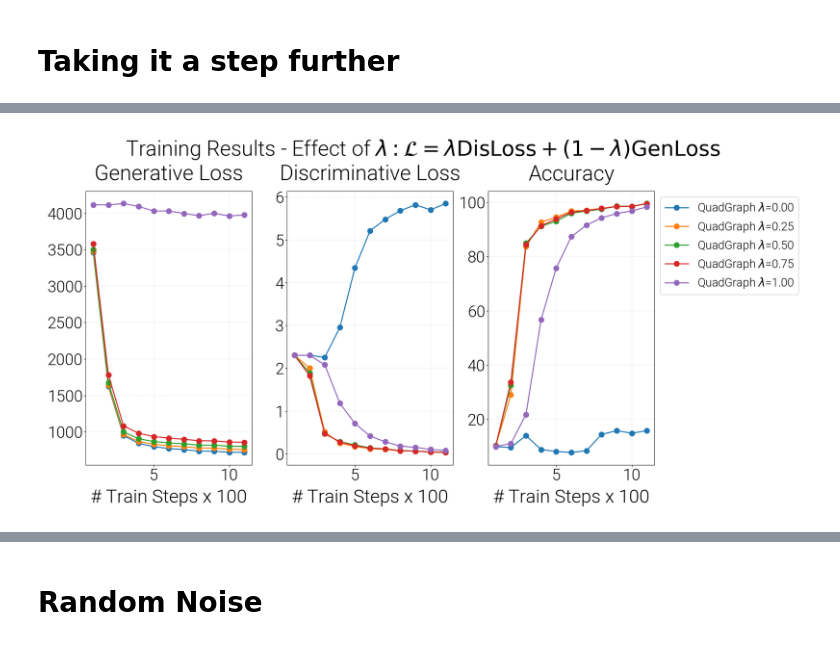
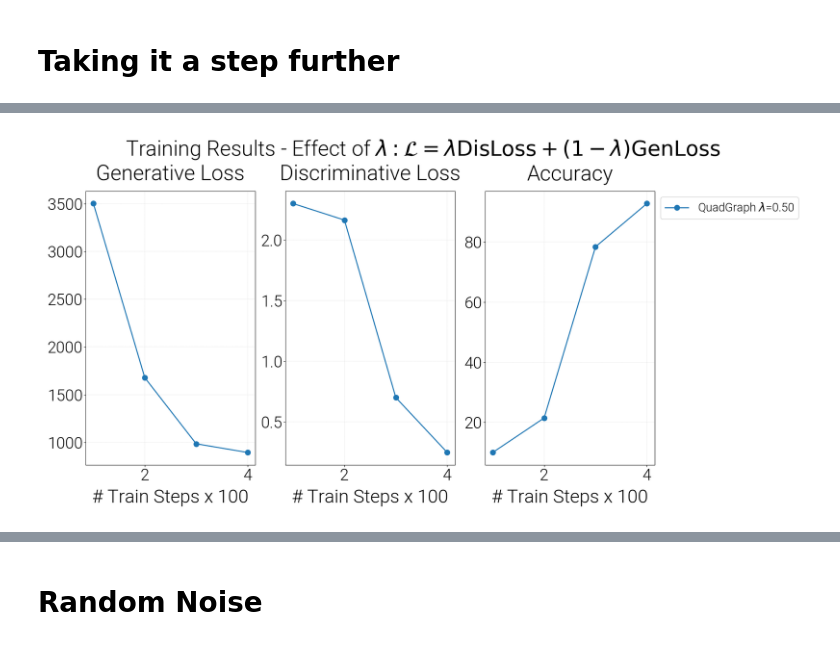
Before and after one commit to april-tools/cirkit, a Jupyter notebook: notebooks/generative-circuit.ipynb, the cells around one changed output, grey strips where cells are left out. Saved outputs shown, nothing was run; the diff lists cells and outputs as text; code cells hidden in the pictures.

```diff
--- a/notebooks/generative-circuit.ipynb
+++ b/notebooks/generative-circuit.ipynb
@@ -365,7 +365,7 @@ def train_model(circuit, interpolation=.5):
                                        scale_gen=1./NUM_PIXELS_IN_IMAGE,
                                        scale_dis=1.)
 
-    num_epochs = 5
+    num_epochs = 2
     step_idx = 0
     stats, step_stats = defaultdict(list), defaultdict(float)
 
@@ -419,7 +419,8 @@ def train_model(circuit, interpolation=.5):
 
 models, stats = dict(), dict()
 # Train models with different interpolation
-for lamda in [0., .25, .5, .75, 1.]:
+# for lamda in [0., .25, .5, .75, 1.]:
+for lamda in [.5]:
     model_name = 'RandomBinaryTree $\\lambda=$%.2f' % lamda
     rg = RandomBinaryTree(NUM_PIXELS_IN_IMAGE, depth=None, num_repetitions=3)
     circuit = build_class_conditional_circuit(NUM_CLASSES, rg, 'cp')
@@ -531,7 +515,8 @@ df
 # uncertainty quantification
 models, stats = dict(), dict()
 # Train models with different interpolation
-for lamda in [0., .25, .5, .75, 1.]:
+# for lamda in [0., .25, .5, .75, 1.]:
+for lamda in [.5]:
     model_name = 'QuadGraph $\\lambda$=%.2f' % lamda
     rg = QuadGraph(IMAGE_SIZE)
     circuit = build_class_conditional_circuit(NUM_CLASSES, rg, 'cp')
@@ -559,4 +531,4 @@ Step 1100: Average Loss: 0.075: Average Accuracy: 98.24%
-[figure, old version]
+[figure, new version]
 # %%
 test_stats = dict()
 for k, model in models.items():
```
Also changed, not shown: parts of 7 cells of this notebook.
